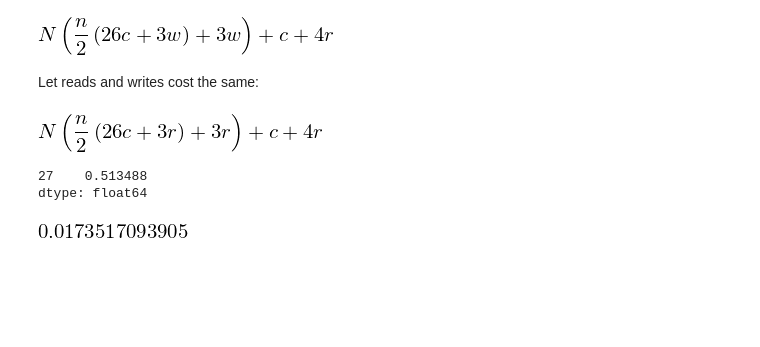
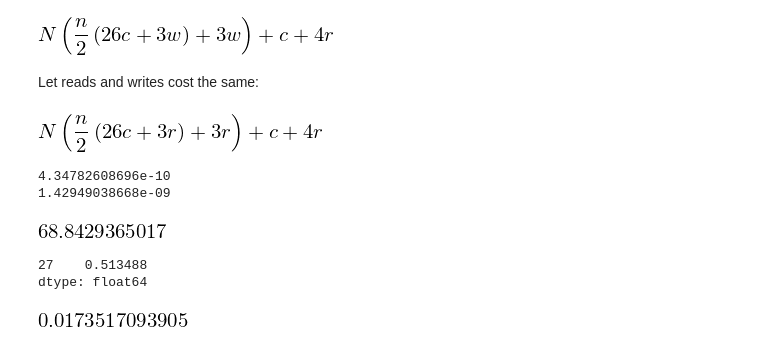
Before and after one commit to shigh/CoMD, a Jupyter notebook: perf-model.ipynb, the cells around one changed output. Saved outputs shown, nothing was run; the diff lists cells and outputs as text; code cells hidden in the pictures; blank space fills up the shorter version.

```diff
--- a/perf-model.ipynb
+++ b/perf-model.ipynb
@@ -67,6 +67,18 @@ cf = sym.lambdify((N,n,c,r), cost, "numpy")
 # %%
 cbw = 1./(2300.0e6)
 rbw = 8./(5596.4e6)
+print cbw
+print rbw
+# %% [output]
+4.34782608696e-10
+1.42949038668e-09
+# %%
+sigma = 2.316
+lat   = 3.615
+rc = 2.5*sigma/lat
+4*4*np.pi*rc**3/3
+# %% [output]
+[figure, added]
 # %%
 n = 69
 # %%
```
Also changed, not shown: 1 other file.
